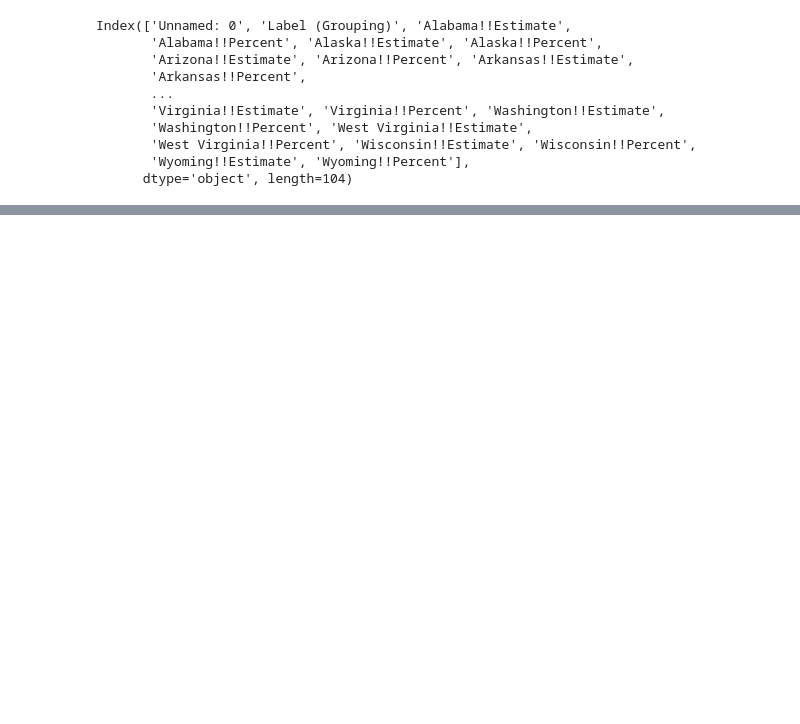
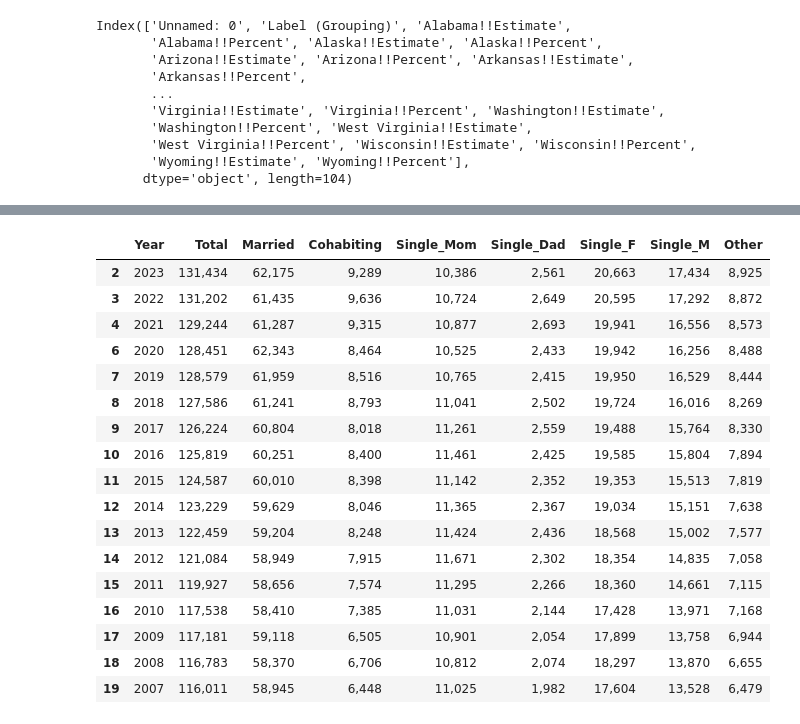
Before and after one commit to tflakes1975/Capstone, a Jupyter notebook: Capstone 1.ipynb, the cells around one changed output, grey strips where cells are left out. Drawn from its saved outputs; the diff is of its cells as text; code cells hidden in the pictures; blank space fills up the shorter version.

```diff
--- a/Capstone 1.ipynb
+++ b/Capstone 1.ipynb
@@ -276,0 +452,4 @@ pd.read_csv('data/house holds by race.csv', skiprows = 7, nrows= 58)
+# %%
+house_year.drop([0,1,5], inplace = True)
+# %%
+house_year.Year=house_year.Year.str.replace(r"\D+","", regex = True)
@@ -276,0 +464,23 @@ pd.read_csv('data/house holds by race.csv', skiprows = 7, nrows= 58)
+# %%
+house_year.drop(columns = ['Unnamed: 9', 'Unnamed: 10',
+       'Unnamed: 11', 'Unnamed: 12', 'Unnamed: 13', 'Unnamed: 14',
+       'Unnamed: 15', 'Unnamed: 16'])
+# %% [output]
+|  | Year | Total | Married | Cohabiting | Single_Mom | Single_Dad | Single_F | Single_M | Other |
+| 2 | 2023 | 131,434 | 62,175 | 9,289 | 10,386 | 2,561 | 20,663 | 17,434 | 8,925 |
+| 3 | 2022 | 131,202 | 61,435 | 9,636 | 10,724 | 2,649 | 20,595 | 17,292 | 8,872 |
+| 4 | 2021 | 129,244 | 61,287 | 9,315 | 10,877 | 2,693 | 19,941 | 16,556 | 8,573 |
+| 6 | 2020 | 128,451 | 62,343 | 8,464 | 10,525 | 2,433 | 19,942 | 16,256 | 8,488 |
+| 7 | 2019 | 128,579 | 61,959 | 8,516 | 10,765 | 2,415 | 19,950 | 16,529 | 8,444 |
+| 8 | 2018 | 127,586 | 61,241 | 8,793 | 11,041 | 2,502 | 19,724 | 16,016 | 8,269 |
+| 9 | 2017 | 126,224 | 60,804 | 8,018 | 11,261 | 2,559 | 19,488 | 15,764 | 8,330 |
+| 10 | 2016 | 125,819 | 60,251 | 8,400 | 11,461 | 2,425 | 19,585 | 15,804 | 7,894 |
+| 11 | 2015 | 124,587 | 60,010 | 8,398 | 11,142 | 2,352 | 19,353 | 15,513 | 7,819 |
+| 12 | 2014 | 123,229 | 59,629 | 8,046 | 11,365 | 2,367 | 19,034 | 15,151 | 7,638 |
+| 13 | 2013 | 122,459 | 59,204 | 8,248 | 11,424 | 2,436 | 18,568 | 15,002 | 7,577 |
+| 14 | 2012 | 121,084 | 58,949 | 7,915 | 11,671 | 2,302 | 18,354 | 14,835 | 7,058 |
+| 15 | 2011 | 119,927 | 58,656 | 7,574 | 11,295 | 2,266 | 18,360 | 14,661 | 7,115 |
+| 16 | 2010 | 117,538 | 58,410 | 7,385 | 11,031 | 2,144 | 17,428 | 13,971 | 7,168 |
+| 17 | 2009 | 117,181 | 59,118 | 6,505 | 10,901 | 2,054 | 17,899 | 13,758 | 6,944 |
+| 18 | 2008 | 116,783 | 58,370 | 6,706 | 10,812 | 2,074 | 18,297 | 13,870 | 6,655 |
+| 19 | 2007 | 116,011 | 58,945 | 6,448 | 11,025 | 1,982 | 17,604 | 13,528 | 6,479 |
```
Also changed, not shown: parts of 46 cells of this notebook.
